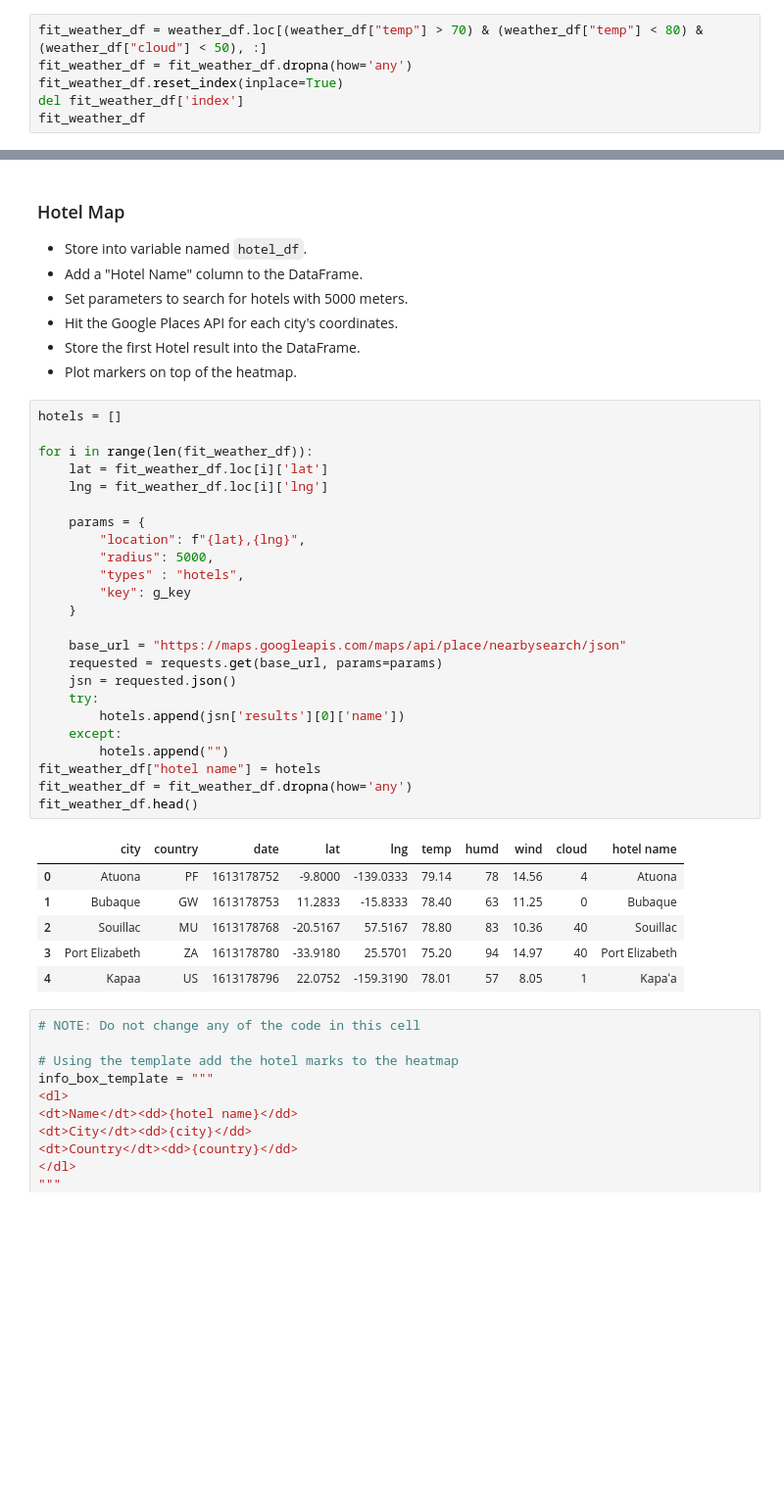
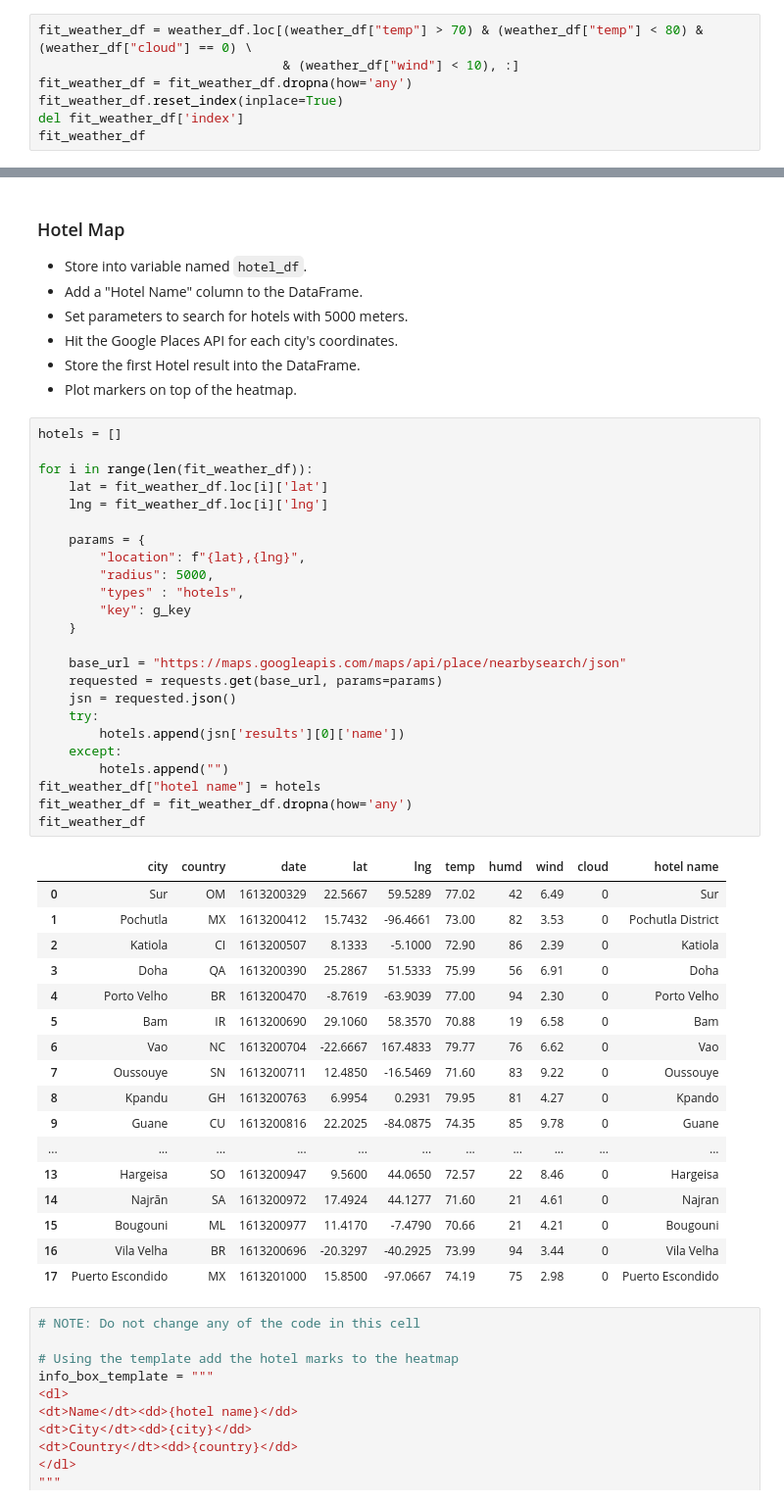
Before and after one commit to tonju27/python-api-challenge, a Jupyter notebook: VacationPy/VacationPy.ipynb, the cells around one changed output, grey strips where cells are left out. Shown: that part at 98% size. Saved outputs shown, nothing was run; the diff lists cells and outputs as text; blank space fills up the shorter version.

```diff
--- a/VacationPy/VacationPy.ipynb
+++ b/VacationPy/VacationPy.ipynb
@@ -51,7 +73,8 @@ fig
 * Narrow down the cities to fit weather conditions.
 * Drop any rows will null values.
 # %%
-fit_weather_df = weather_df.loc[(weather_df["temp"] > 70) & (weather_df["temp"] < 80) & (weather_df["cloud"] < 50), :]
+fit_weather_df = weather_df.loc[(weather_df["temp"] > 70) & (weather_df["temp"] < 80) & (weather_df["cloud"] == 0) \
+                                & (weather_df["wind"] < 10), :]
 fit_weather_df = fit_weather_df.dropna(how='any')
 fit_weather_df.reset_index(inplace=True)
 del fit_weather_df['index']
@@ -74,34 +108,45 @@ fit_weather_df
 # %%
 hotels = []
 
 for i in range(len(fit_weather_df)):
     lat = fit_weather_df.loc[i]['lat']
     lng = fit_weather_df.loc[i]['lng']
 
     params = {
         "location": f"{lat},{lng}",
         "radius": 5000,
         "types" : "hotels",
         "key": g_key
     }
 
     base_url = "https://maps.googleapis.com/maps/api/place/nearbysearch/json"
     requested = requests.get(base_url, params=params)
     jsn = requested.json()
     try:
         hotels.append(jsn['results'][0]['name'])
     except:
         hotels.append("")
 fit_weather_df["hotel name"] = hotels
 fit_weather_df = fit_weather_df.dropna(how='any')
-fit_weather_df.head()
+fit_weather_df
 # %% [output]
 |  | city | country | date | lat | lng | temp | humd | wind | cloud | hotel name |
-| 0 | Atuona | PF | 1613178752 | -9.8000 | -139.0333 | 79.14 | 78 | 14.56 | 4 | Atuona |
-| 1 | Bubaque | GW | 1613178753 | 11.2833 | -15.8333 | 78.40 | 63 | 11.25 | 0 | Bubaque |
-| 2 | Souillac | MU | 1613178768 | -20.5167 | 57.5167 | 78.80 | 83 | 10.36 | 40 | Souillac |
-| 3 | Port Elizabeth | ZA | 1613178780 | -33.9180 | 25.5701 | 75.20 | 94 | 14.97 | 40 | Port Elizabeth |
-| 4 | Kapaa | US | 1613178796 | 22.0752 | -159.3190 | 78.01 | 57 | 8.05 | 1 | Kapaʻa |
+| 0 | Sur | OM | 1613200329 | 22.5667 | 59.5289 | 77.02 | 42 | 6.49 | 0 | Sur |
+| 1 | Pochutla | MX | 1613200412 | 15.7432 | -96.4661 | 73.00 | 82 | 3.53 | 0 | Pochutla District |
+| 2 | Katiola | CI | 1613200507 | 8.1333 | -5.1000 | 72.90 | 86 | 2.39 | 0 | Katiola |
+| 3 | Doha | QA | 1613200390 | 25.2867 | 51.5333 | 75.99 | 56 | 6.91 | 0 | Doha |
+| 4 | Porto Velho | BR | 1613200470 | -8.7619 | -63.9039 | 77.00 | 94 | 2.30 | 0 | Porto Velho |
+| 5 | Bam | IR | 1613200690 | 29.1060 | 58.3570 | 70.88 | 19 | 6.58 | 0 | Bam |
+| 6 | Vao | NC | 1613200704 | -22.6667 | 167.4833 | 79.77 | 76 | 6.62 | 0 | Vao |
+| 7 | Oussouye | SN | 1613200711 | 12.4850 | -16.5469 | 71.60 | 83 | 9.22 | 0 | Oussouye |
+| 8 | Kpandu | GH | 1613200763 | 6.9954 | 0.2931 | 79.95 | 81 | 4.27 | 0 | Kpando |
+| 9 | Guane | CU | 1613200816 | 22.2025 | -84.0875 | 74.35 | 85 | 9.78 | 0 | Guane |
+| ... | ... | ... | ... | ... | ... | ... | ... | ... | ... | ... |
+| 13 | Hargeisa | SO | 1613200947 | 9.5600 | 44.0650 | 72.57 | 22 | 8.46 | 0 | Hargeisa |
+| 14 | Najrān | SA | 1613200972 | 17.4924 | 44.1277 | 71.60 | 21 | 4.61 | 0 | Najran |
+| 15 | Bougouni | ML | 1613200977 | 11.4170 | -7.4790 | 70.66 | 21 | 4.21 | 0 | Bougouni |
+| 16 | Vila Velha | BR | 1613200696 | -20.3297 | -40.2925 | 73.99 | 94 | 3.44 | 0 | Vila Velha |
+| 17 | Puerto Escondido | MX | 1613201000 | 15.8500 | -97.0667 | 74.19 | 75 | 2.98 | 0 | Puerto Escondido |
 # %%
 # NOTE: Do not change any of the code in this cell
 
```
Also changed, not shown: parts of 5 cells of this notebook, 7 other files.
